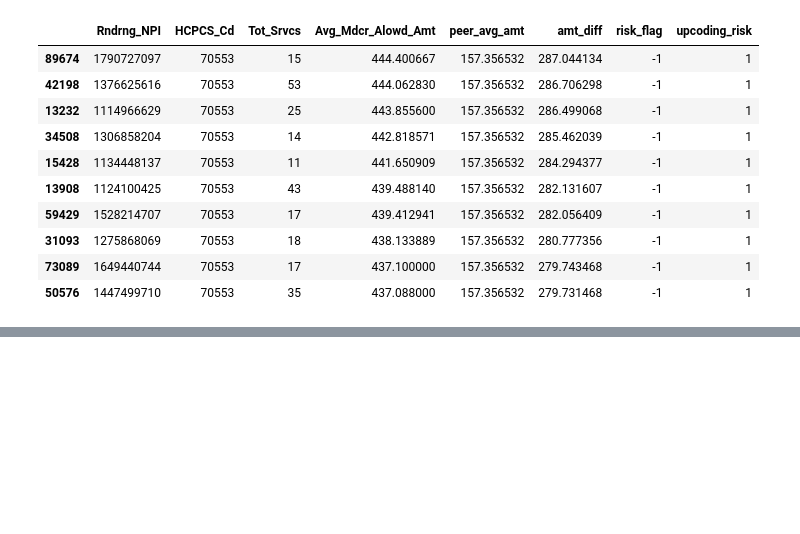
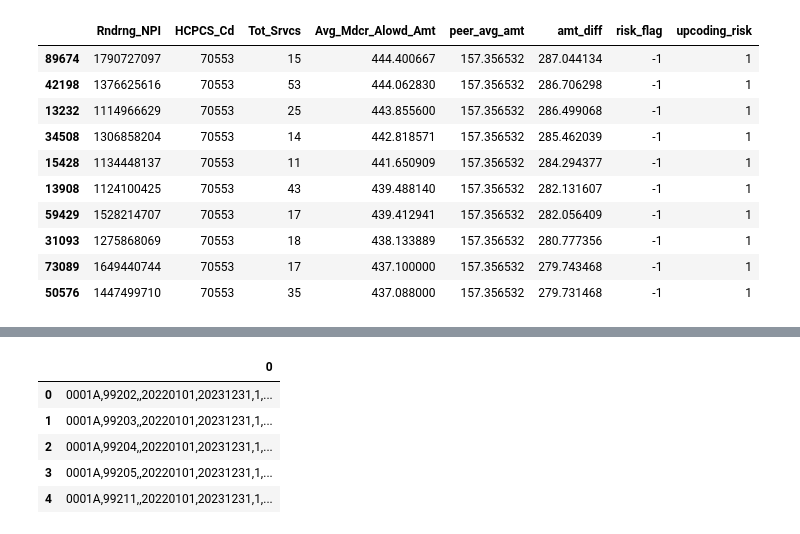
Before and after one commit to mnjkr123/pythonwebapps, a Jupyter notebook: Radiology_Partner1.ipynb, the cells around one changed output, grey strips where cells are left out. Drawn from its saved outputs; the diff is of its cells as text; code cells hidden in the pictures; blank space fills up the shorter version.

```diff
--- a/Radiology_Partner1.ipynb
+++ b/Radiology_Partner1.ipynb
@@ -161,0 +227,15 @@ suspicious.to_csv("radiology_upcoding_risks.csv", index=False)
+# %%
+ncci_path = "ncci_edits.csv"
+
+# Load without a header, and specify tab separator
+ncci = pd.read_csv(ncci_path, sep='\t', header=None, skiprows=6, encoding='ISO-8859-1')
+
+# View first few rows
+ncci.head()
+# %% [output]
+|  | 0 |
+| 0 | 0001A,99202,,20220101,20231231,1,... |
+| 1 | 0001A,99203,,20220101,20231231,1,... |
+| 2 | 0001A,99204,,20220101,20231231,1,... |
+| 3 | 0001A,99205,,20220101,20231231,1,... |
+| 4 | 0001A,99211,,20220101,20231231,1,... |
```
Also changed, not shown: parts of 14 cells of this notebook.
